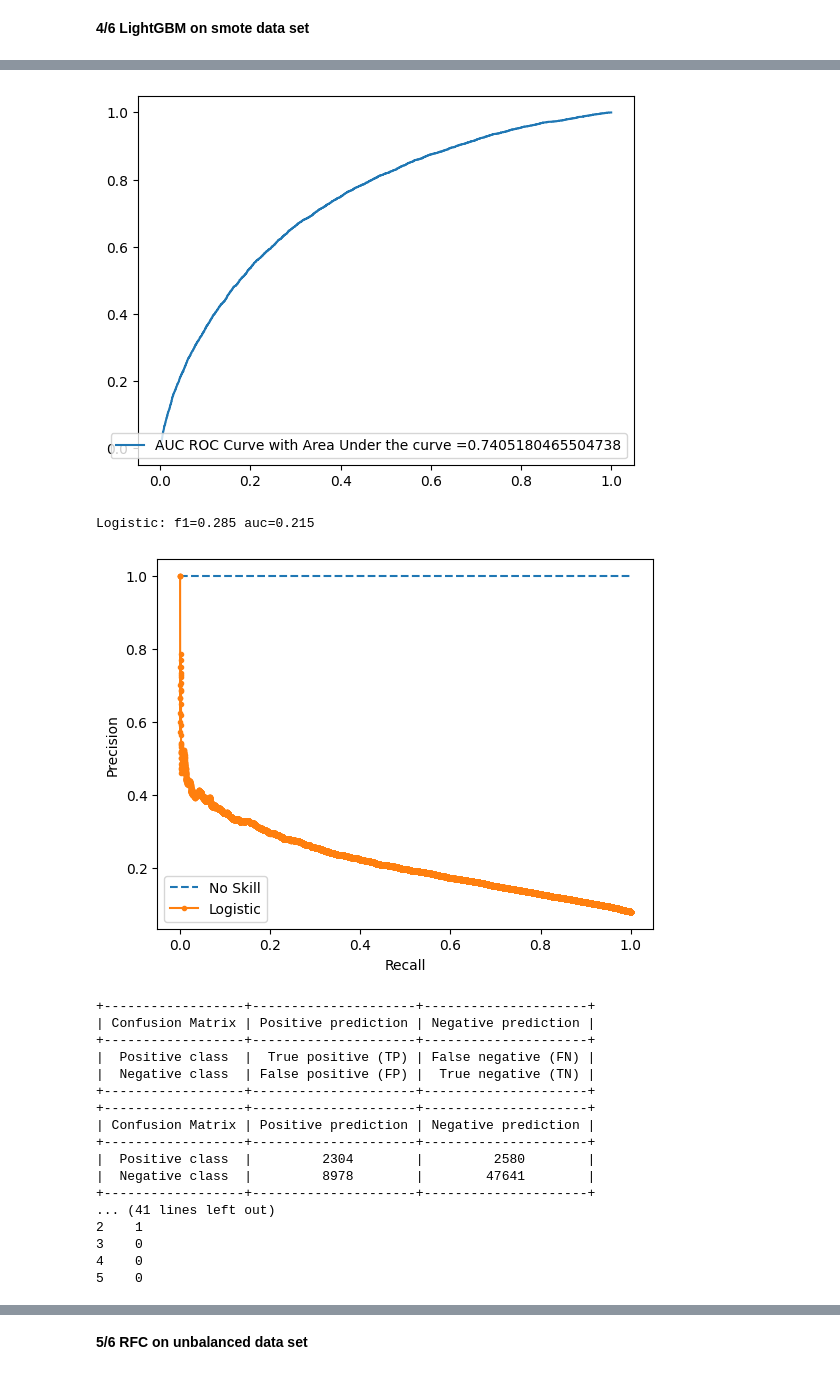
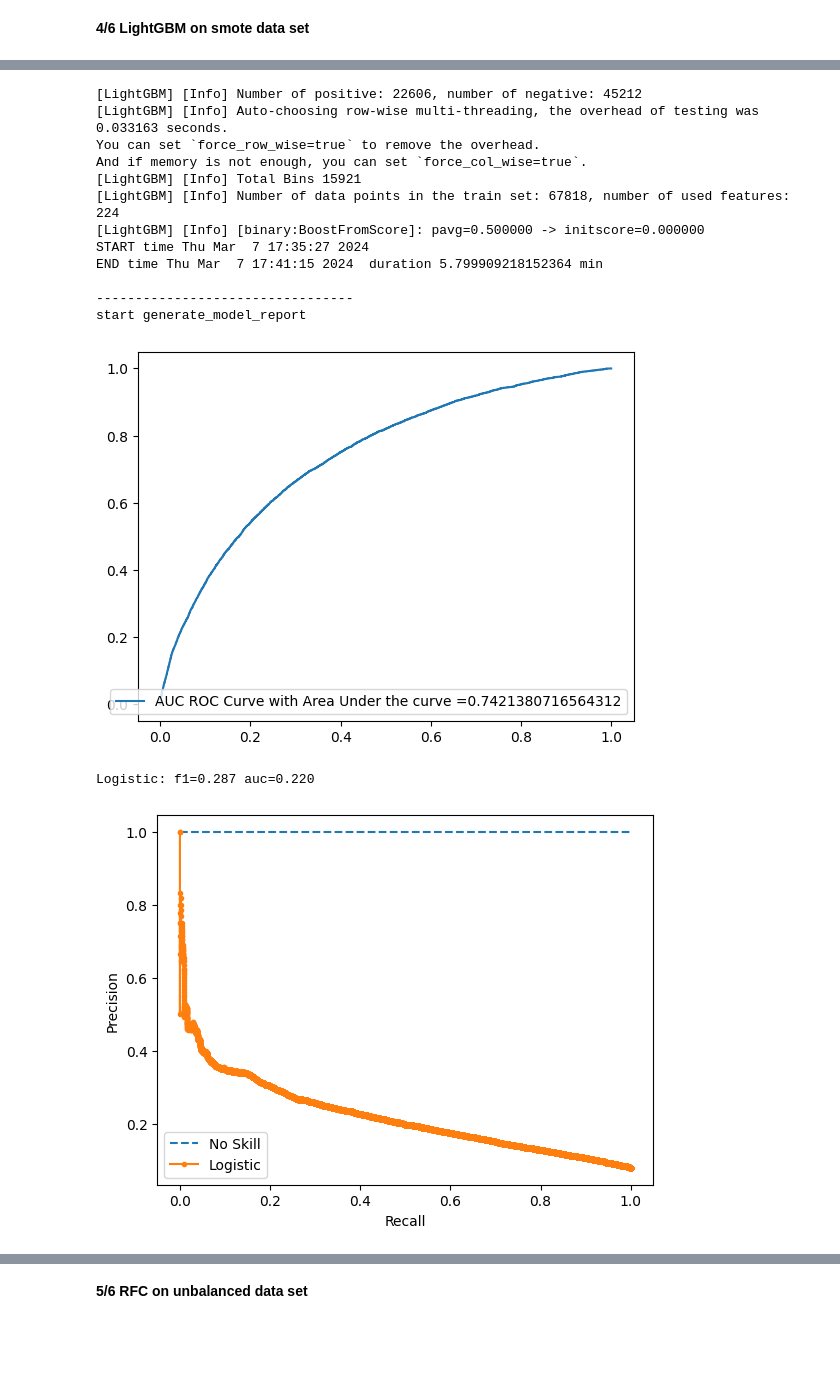
Before and after one commit to MarkoBrie/credit_scoring_with_MLOPS, a Jupyter notebook: 2_Model_selection.ipynb, the cells around one changed output, grey strips where cells are left out. Cells and saved outputs as stored; diff of their text form; code cells hidden in the pictures; blank space fills up the shorter version.

```diff
--- a/2_Model_selection.ipynb
+++ b/2_Model_selection.ipynb
@@ -434,7 +444,7 @@ def RFC_model(X_train, Y_train) :
     # Return the best RandomForestClassifier model, best hyperparameters, and the duration of training
     return best_rf_classifier, best_params, endT
 
-def train_XGBoost_model(X_train: pd.DataFrame, Y_train: pd.Series) -> tuple:
+def train_XGBoost_model(X_train: pd.DataFrame, Y_train: pd.Series):
     """Train XGBoost model using RandomizedSearchCV.
 
     Args:
@@ -463,12 +473,25 @@ def train_XGBoost_model(X_train: pd.DataFrame, Y_train: pd.Series) -> tuple:
 
     # Perform RandomizedSearchCV to find the best hyperparameters
     print("start RandomizedSearchCV ")
-    xgb_random_search = RandomizedSearchCV(xgb_model, param_distributions=xgb_params, n_iter=100, cv=5, n_jobs=-1, verbose=6)
+    xgb_random_search = RandomizedSearchCV(xgb_model, param_distributions=xgb_params, n_iter=100, cv=5, n_jobs=-1, verbose=6, error_score='raise')
     xgb_random_search.fit(X_train, Y_train)
 
     # Access the best hyperparameters and the best models
     best_xgb_params = xgb_random_search.best_params_
     best_xgb_model = xgb_random_search.best_estimator_
+
+    param = {'booster': 'dart',
+         'max_depth': 5, 'learning_rate': 0.1,
+         'objective': 'binary:logistic',
+         'sample_type': 'uniform',
+         'normalize_type': 'tree',
+         'rate_drop': 0.1,
+         'skip_drop': 0.5}
+    num_round = 50
+    #best_xgb_model = xgb_model.fit(param, X_train, Y_train, num_round)
+    #best_xgb_params = param
+
+
 
     # End timing the function
     end = time.time()
@@ -637,3 +658,0 @@ TypeError: generate_model_report() missing 1 required positional argument: 'trai
-# %%
-XGB_metrics, best_XGB  = generate_model_report(best_xgb_model, run_name, X_test, Y_test, timeXGB)
-run_MLflow(experiment_name, run_name, XGB_metrics, best_xgb_params, best_xgb_model, X_train)
@@ -665,9 +661,7 @@ Active run_id: f2d1131104914f9b84bbd02ed979d1c5
 # %%
 # XGB with SMOTE data
 run_name = "XGB_smote"
-XGB_model_smote, best_xfb_params_smote, timeXGBsmote =  train_XGBoost_model(x_train_smote, y_train_smote)
-XGB_smote_metrics     = generate_model_report(XGB_model_smote, run_name, X_test, Y_test)
-best_metrics_XGB_smote, metrics_XGB_smote = find_optimal_business_score(XGB_model_smote, run_name, X_test, Y_test, timeXGBsmote)
-signature_XGB_smote     = infer_signature(X_train, best_xgb_model.predict(X_train))
-run_MLflow(experiment_name, run_name, metrics_XGB_smote, best_xfb_params_smote, XGB_model_smote, signature_XGB_smote)
+#XGB_model_smote, best_xfb_params_smote, timeXGBsmote =  train_XGBoost_model(x_train_smote, y_train_smote)
+XGB_smote_metrics, best_XGB_smote     = generate_model_report(XGB_model_smote, run_name, X_test, Y_test, timeXGBsmote)
+run_MLflow(experiment_name, run_name, XGB_smote_metrics, best_xfb_params_smote, XGB_model_smote, x_train_smote)
 # %% [output]
@@ -726,8 +694,6 @@ Active run_id: ecaf399e6500430c9377d5baf31e5f8e
 # %%
 run_name = "LightGBM"
 LGBM_model, best_LGBM_params, time_LGBM =  train_LightGBM_model(X_train, Y_train)
-LGBM_metrics     = generate_model_report(LGBM_model, run_name, X_test, Y_test)
-best_metrics_LGBM, metrics_LGBM = find_optimal_business_score(LGBM_model, run_name, X_test, Y_test, time_LGBM)
-signature_LGBM     = infer_signature(X_train, LGBM_model.predict(X_train))
-run_MLflow(experiment_name, run_name, metrics_LGBM, best_LGBM_params, LGBM_model, signature_LGBM)
+metrics_LGBM, LGBM_metrics     = generate_model_report(LGBM_model, run_name, X_test, Y_test, time_LGBM)
+run_MLflow(experiment_name, run_name, metrics_LGBM, best_LGBM_params, LGBM_model, X_train)
 # %% [output]
@@ -820,9 +767,7 @@ And if memory is not enough, you can set `force_col_wise=true`.
 # %%
 run_name = "LightGBM_smote"
 LGBM_smote_model, best_LGBM_smote_params, time_LGBM_smote =  train_LightGBM_model(x_train_smote, y_train_smote)
-LGBM_smote_metrics     = generate_model_report(LGBM_smote_model, run_name, X_test, Y_test)
-best_metrics_LGBM_smote, metrics_LGBM_smote = find_optimal_business_score(LGBM_model, run_name, X_test, Y_test, time_LGBM_smote)
-signature_LGBM_smote     = infer_signature(X_train, LGBM_smote_model.predict(x_train_smote))
+metrics_LGBM_smote, LGBM_smote_metrics     = generate_model_report(LGBM_smote_model, run_name, X_test, Y_test, time_LGBM_smote)
 run_MLflow(experiment_name, run_name, metrics_LGBM_smote, best_LGBM_smote_params,
-           LGBM_smote_model, signature_LGBM_smote)
+           LGBM_smote_model, x_train_smote)
 # %% [output]
@@ -843,20 +795,15 @@ start generate_model_report
+[LightGBM] [Info] Number of positive: 22606, number of negative: 45212
+[LightGBM] [Info] Auto-choosing row-wise multi-threading, the overhead of testing was 0.033163 seconds.
+You can set `force_row_wise=true` to remove the overhead.
+And if memory is not enough, you can set `force_col_wise=true`.
+[LightGBM] [Info] Total Bins 15921
+[LightGBM] [Info] Number of data points in the train set: 67818, number of used features: 224
+[LightGBM] [Info] [binary:BoostFromScore]: pavg=0.500000 -> initscore=0.000000
+START time Thu Mar  7 17:35:27 2024
+END time Thu Mar  7 17:41:15 2024  duration 5.799909218152364 min
+
+---------------------------------
+start generate_model_report
 [figure]
-Logistic: f1=0.285 auc=0.215
+Logistic: f1=0.287 auc=0.220
-[figure, old version]
+[figure, new version]
-+------------------+---------------------+---------------------+
-| Confusion Matrix | Positive prediction | Negative prediction |
-+------------------+---------------------+---------------------+
-|  Positive class  |  True positive (TP) | False negative (FN) |
-|  Negative class  | False positive (FP) |  True negative (TN) |
-+------------------+---------------------+---------------------+
-+------------------+---------------------+---------------------+
-| Confusion Matrix | Positive prediction | Negative prediction |
-+------------------+---------------------+---------------------+
-|  Positive class  |         2304        |         2580        |
-|  Negative class  |         8978        |        47641        |
-+------------------+---------------------+---------------------+
-... (41 lines left out)
-2    1
-3    0
-4    0
-5    0
```
Also changed, not shown: parts of 62 cells of this notebook, 9 other files.
